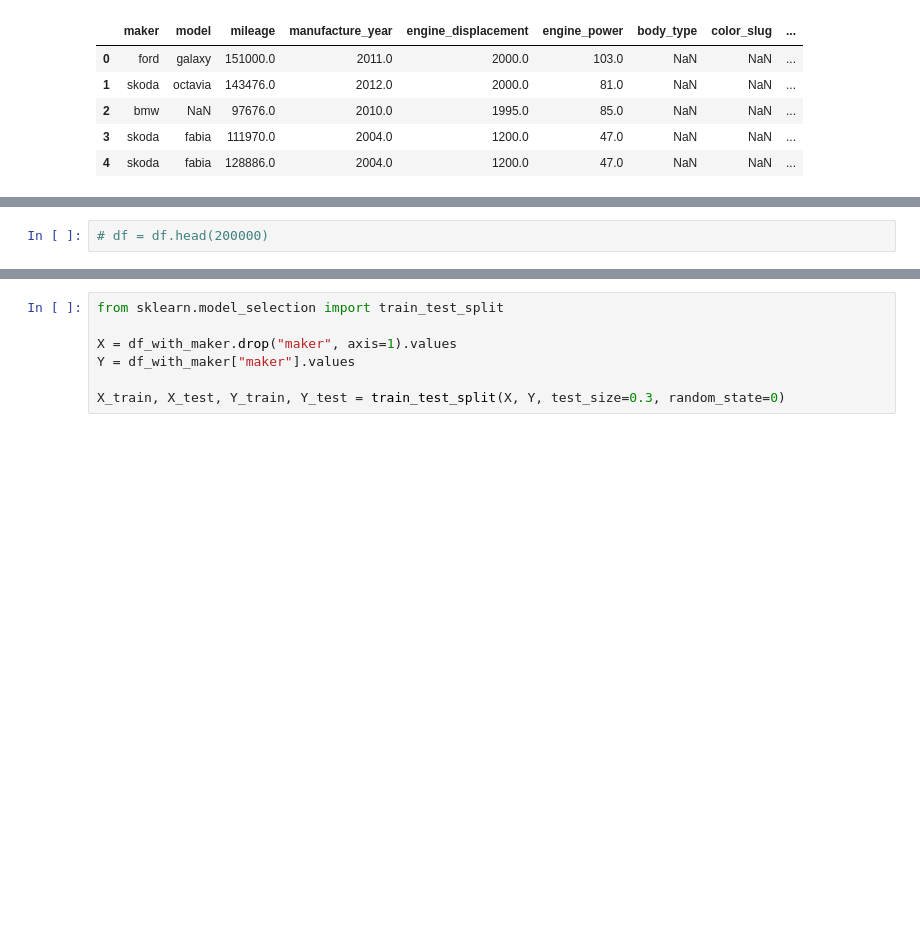
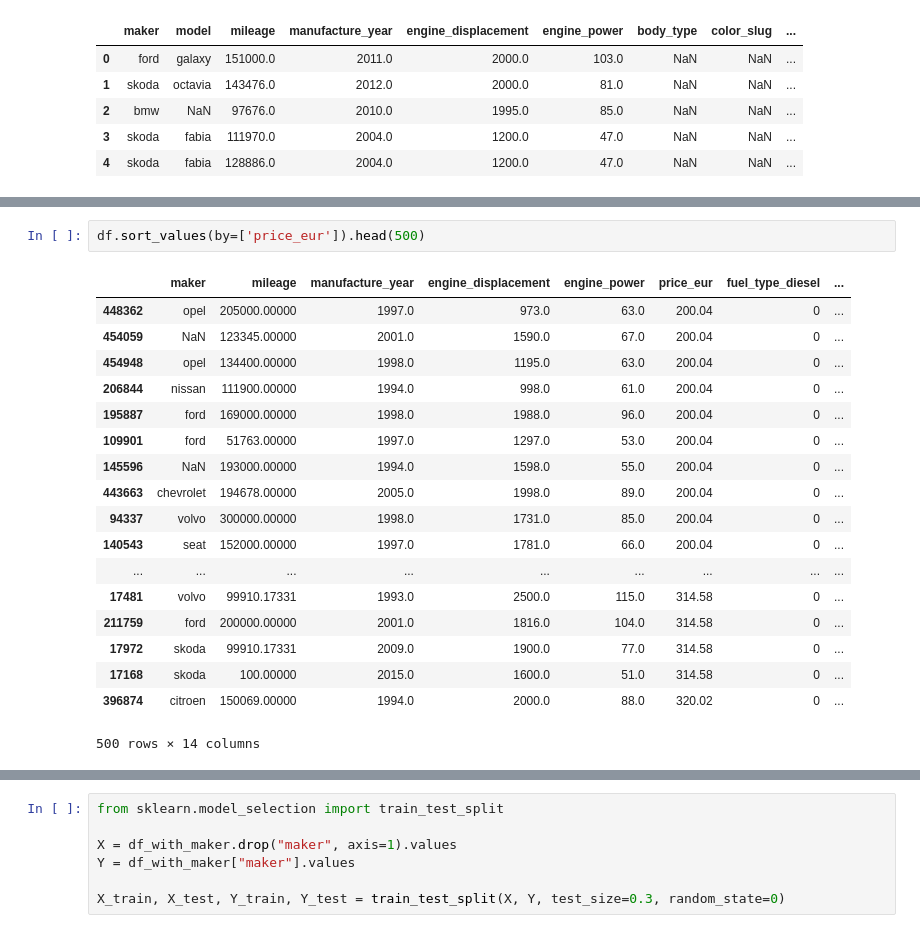
Before and after one commit to daniele-salerno/appunti-ml, a Jupyter notebook: 3_classificatori_non_lineari/cars.ipynb, the cells around one changed output, grey strips where cells are left out. Drawn from its saved outputs; the diff is of its cells as text; blank space fills up the shorter version.

```diff
--- a/3_classificatori_non_lineari/cars.ipynb
+++ b/3_classificatori_non_lineari/cars.ipynb
@@ -113,4 +146,23 @@ features_to_drop = ["model", "body_type", "color_slug", "stk_year", "avg_manufac
 df = df.drop(features_to_drop, axis="columns")
-# %%
-# df = df.head(200000)
+# %%
+df.sort_values(by=['price_eur']).head(500)
+# %% [output]
+|  | maker | mileage | manufacture_year | engine_displacement | engine_power | price_eur | fuel_type_diesel | ... |
+| 448362 | opel | 205000.00000 | 1997.0 | 973.0 | 63.0 | 200.04 | 0 | ... |
+| 454059 | NaN | 123345.00000 | 2001.0 | 1590.0 | 67.0 | 200.04 | 0 | ... |
+| 454948 | opel | 134400.00000 | 1998.0 | 1195.0 | 63.0 | 200.04 | 0 | ... |
+| 206844 | nissan | 111900.00000 | 1994.0 | 998.0 | 61.0 | 200.04 | 0 | ... |
+| 195887 | ford | 169000.00000 | 1998.0 | 1988.0 | 96.0 | 200.04 | 0 | ... |
+| 109901 | ford | 51763.00000 | 1997.0 | 1297.0 | 53.0 | 200.04 | 0 | ... |
+| 145596 | NaN | 193000.00000 | 1994.0 | 1598.0 | 55.0 | 200.04 | 0 | ... |
+| 443663 | chevrolet | 194678.00000 | 2005.0 | 1998.0 | 89.0 | 200.04 | 0 | ... |
+| 94337 | volvo | 300000.00000 | 1998.0 | 1731.0 | 85.0 | 200.04 | 0 | ... |
+| 140543 | seat | 152000.00000 | 1997.0 | 1781.0 | 66.0 | 200.04 | 0 | ... |
+| ... | ... | ... | ... | ... | ... | ... | ... | ... |
+| 17481 | volvo | 99910.17331 | 1993.0 | 2500.0 | 115.0 | 314.58 | 0 | ... |
+| 211759 | ford | 200000.00000 | 2001.0 | 1816.0 | 104.0 | 314.58 | 0 | ... |
+| 17972 | skoda | 99910.17331 | 2009.0 | 1900.0 | 77.0 | 314.58 | 0 | ... |
+| 17168 | skoda | 100.00000 | 2015.0 | 1600.0 | 51.0 | 314.58 | 0 | ... |
+| 396874 | citroen | 150069.00000 | 1994.0 | 2000.0 | 88.0 | 320.02 | 0 | ... |
+500 rows × 14 columns
 # %%
```
Also changed, not shown: parts of 14 cells of this notebook, 1 other file.
